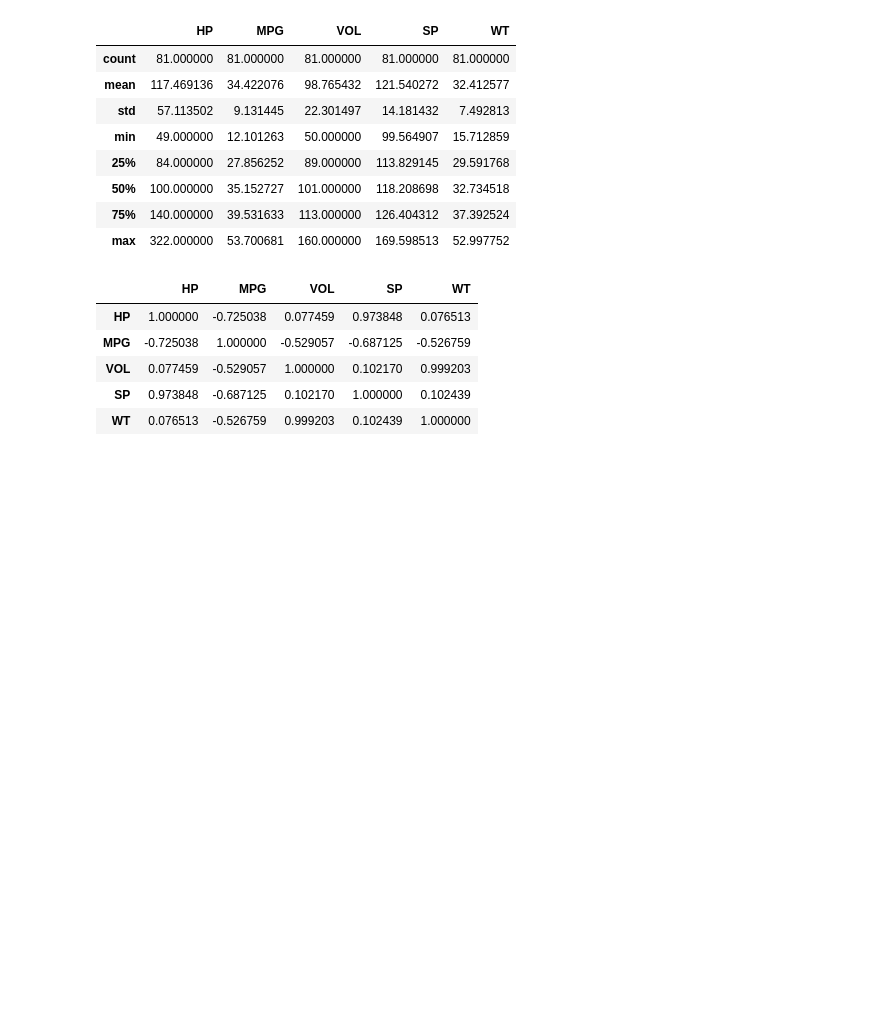
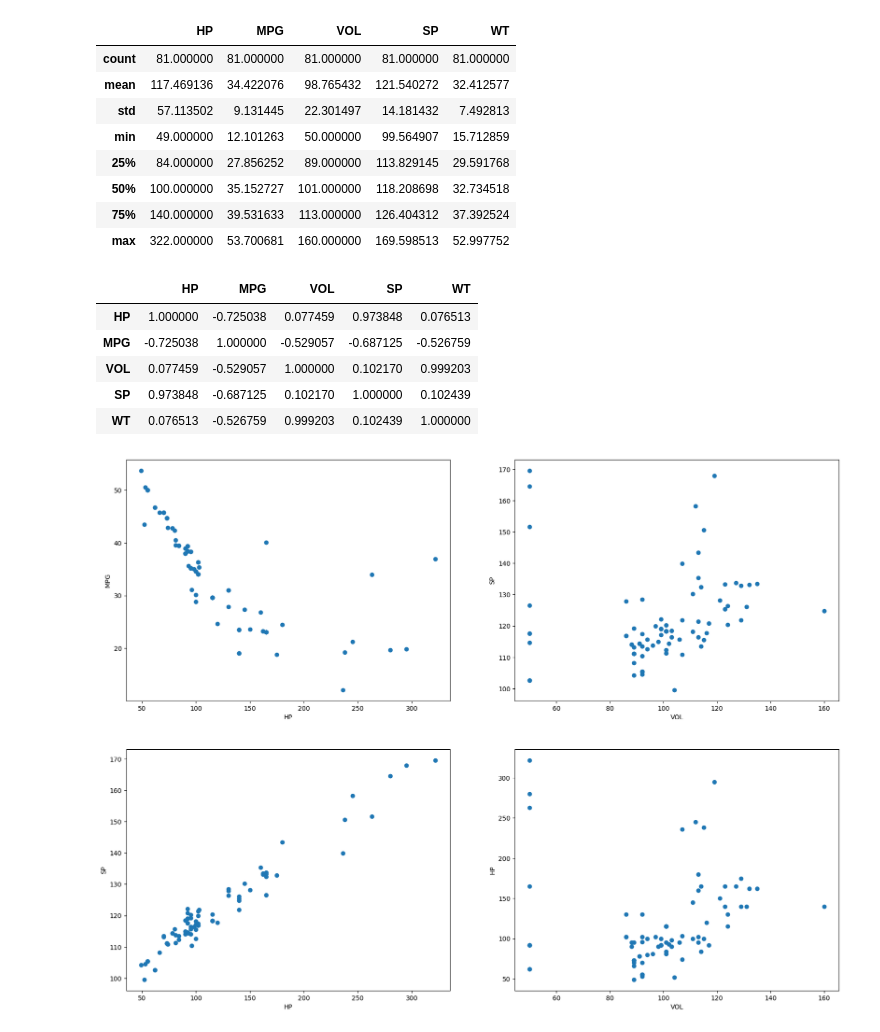
Before and after one commit to PranayTadakamalla/_Python_Examples_, a Jupyter notebook: 01_02_2025.ipynb, the cells around one changed output. Saved outputs shown, nothing was run; the diff lists cells and outputs as text; code cells hidden in the pictures; blank space fills up the shorter version.

```diff
--- a/01_02_2025.ipynb
+++ b/01_02_2025.ipynb
@@ -96,3 +96,25 @@ cars.corr()
 | VOL | 0.077459 | -0.529057 | 1.000000 | 0.102170 | 0.999203 |
 | SP | 0.973848 | -0.687125 | 0.102170 | 1.000000 | 0.102439 |
 | WT | 0.076513 | -0.526759 | 0.999203 | 0.102439 | 1.000000 |
+# %%
+import matplotlib.pyplot as plt
+plt.figure(figsize=(20,15))
+plt.subplot(2,2,1)
+plt.scatter(cars['HP'],cars['MPG'])
+plt.xlabel('HP')
+plt.ylabel('MPG')
+plt.subplot(2,2,2)
+plt.scatter(cars['VOL'],cars['SP'])
+plt.xlabel('VOL')
+plt.ylabel('SP')
+plt.subplot(2,2,3)
+plt.scatter(cars['HP'],cars['SP'])
+plt.xlabel('HP')
+plt.ylabel('SP')
+plt.subplot(2,2,4)
+plt.scatter(cars['VOL'],cars['HP'])
+plt.xlabel('VOL')
+plt.ylabel('HP')
+plt.show()
+# %% [output]
+[figure, added]
```
